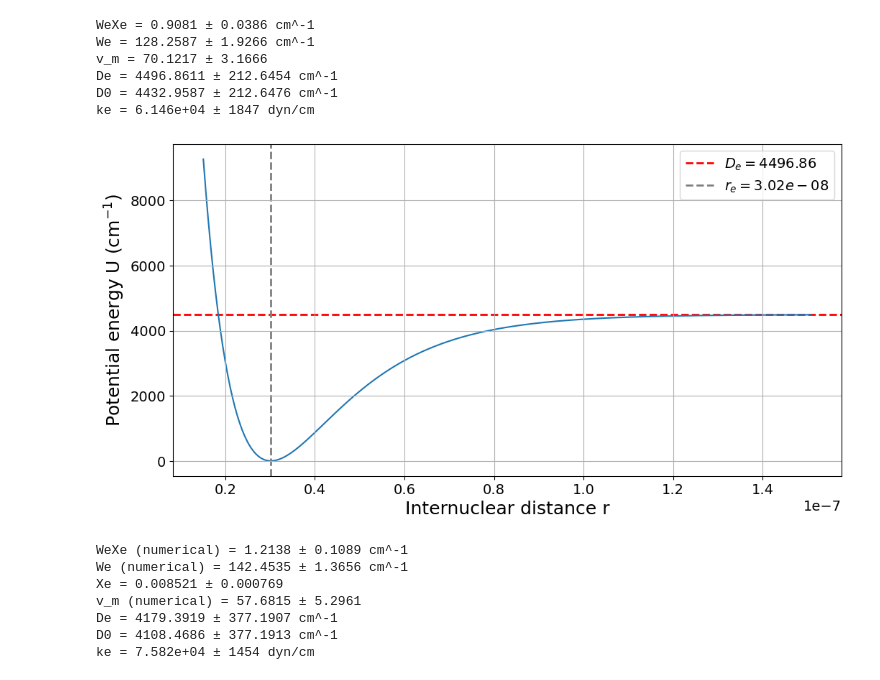
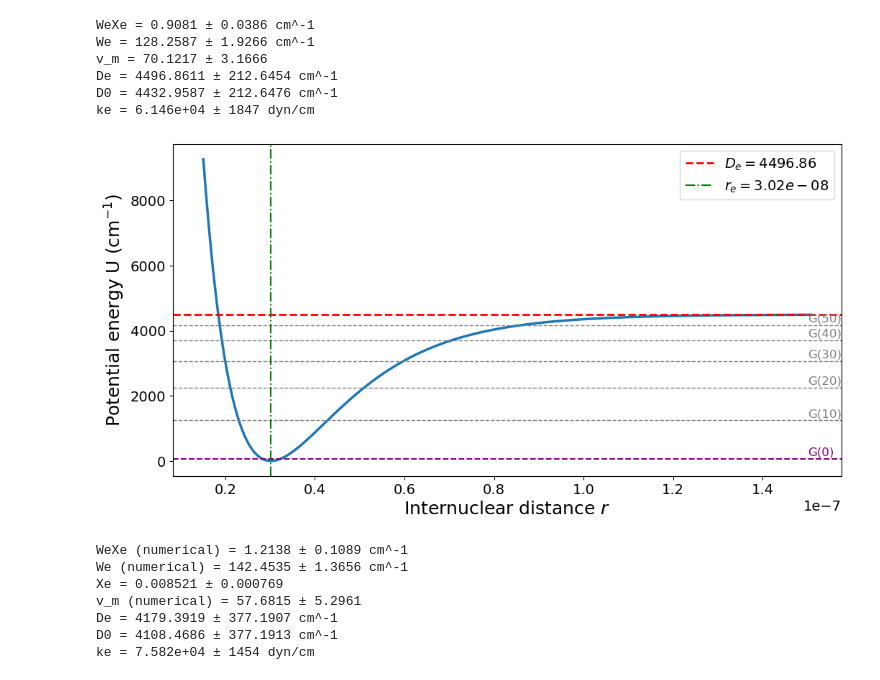
Before and after one commit to javirgv/Iodinic-Spectrometer-Experiment, a Jupyter notebook: JaviRoca_IodineSpectrometer.ipynb, the cells around one changed output. Saved outputs shown, nothing was run; the diff lists cells and outputs as text; code cells hidden in the pictures.

```diff
--- a/JaviRoca_IodineSpectrometer.ipynb
+++ b/JaviRoca_IodineSpectrometer.ipynb
@@ -419,7 +419,7 @@ As a visual check, the Hg lines around 579 and 577 nm are 11 quantum numbers awa
 # %% [markdown]
 ## Logarithmic plot
 # %%
-plt.rcParams['figure.figsize'] = (14,3.5)
+plt.rcParams['figure.figsize'] = (18,3.5)
 
 # Plot the logarithm
 A = np.log(V_wo/V_w)
@@ -567,21 +574,33 @@ ke = 6.146e+04 ± 1847 dyn/cm
 # %%
 h = 6.62607015e-27
 beta = We *np.sqrt(2*mu*c_speed/(De*h))
 re = 3.016e-8
 r = np.linspace(0.5*re, 5*re, 500)
 U = De * (1 - np.exp(-beta * (r - re)))**2
+plt.plot(r, U, linewidth=2.5, zorder=0)
 
 # Plot
-plt.plot(r, U, zorder=1)
-plt.axhline(De, linestyle='--', color='r', label=f'$D_e={De:.2f}$', linewidth=2, zorder=0)
-plt.axvline(re, linestyle='--', color='grey', label=f'$r_e={re:.3g}$', linewidth=2, zorder=1)
-plt.xlabel("Internuclear distance r")
+G0 = We*0.5 + WeXe*1/4
+plt.axhline(G0, linestyle='--', color='purple')
+plt.text(1.5e-7, G0+100, f"G(0)", color='purple', fontsize=12)
+
+v_list = [10,20,30,40,50]
+for v in v_list:
+    Gv = We*(v+0.5) - WeXe*(v+0.5)**2
+    plt.axhline(Gv, linestyle='--', color='grey', linewidth=1, zorder=0)
+    plt.text(1.5e-7, Gv+100, f"G({v})", color='grey', fontsize=12)
+
+plt.axhline(De, linestyle='--', color='r', label=f'$D_e={De:.2f}$', linewidth=2)
+plt.axvline(re, linestyle='dashdot', color='g', label=f'$r_e={re:.3g}$')
+
+plt.xlabel("Internuclear distance $r$")
 plt.ylabel("Potential energy U (cm$^{-1}$)")
-plt.grid()
+#plt.grid()
 plt.legend()
+plt.savefig("Morse_potential.png", dpi=300, bbox_inches='tight')
 plt.show()
 # %% [output]
-[figure, old version]
+[figure, new version]
 # %%
 # Numerical results
 
```
Also changed, not shown: parts of 5 cells of this notebook, 3 other files.
